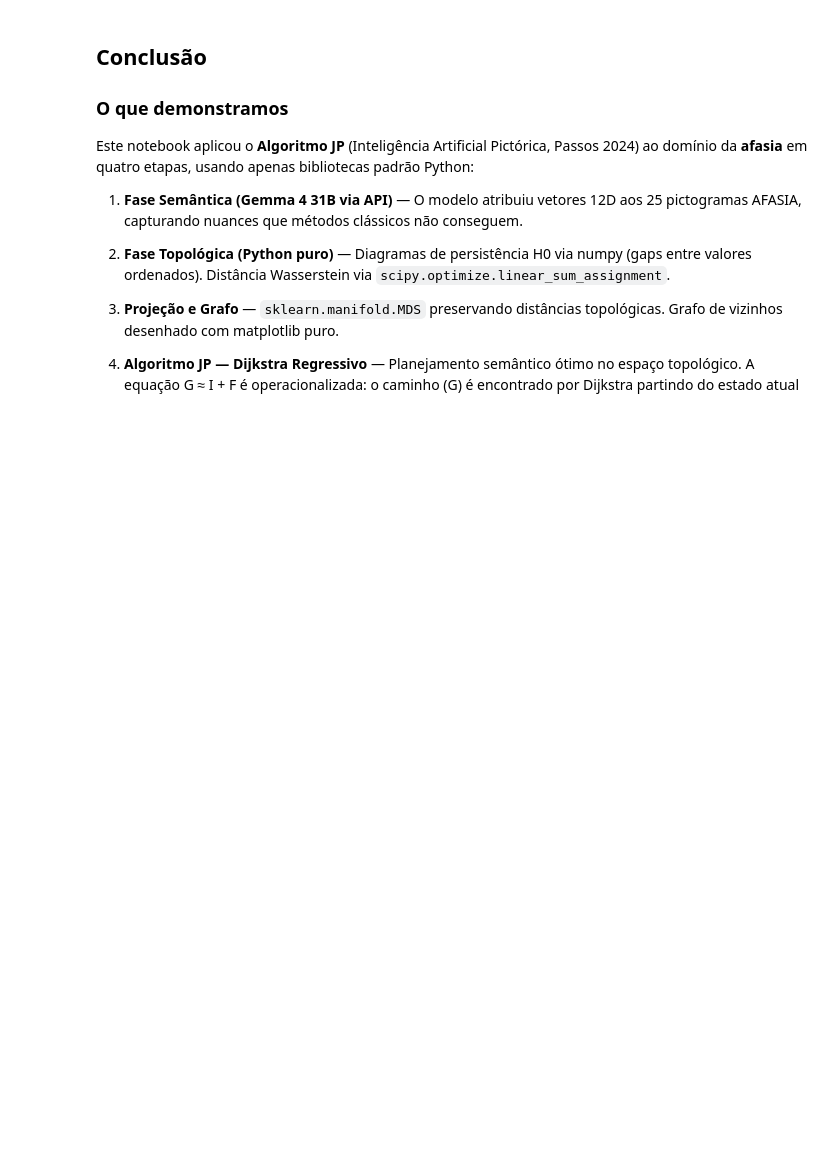
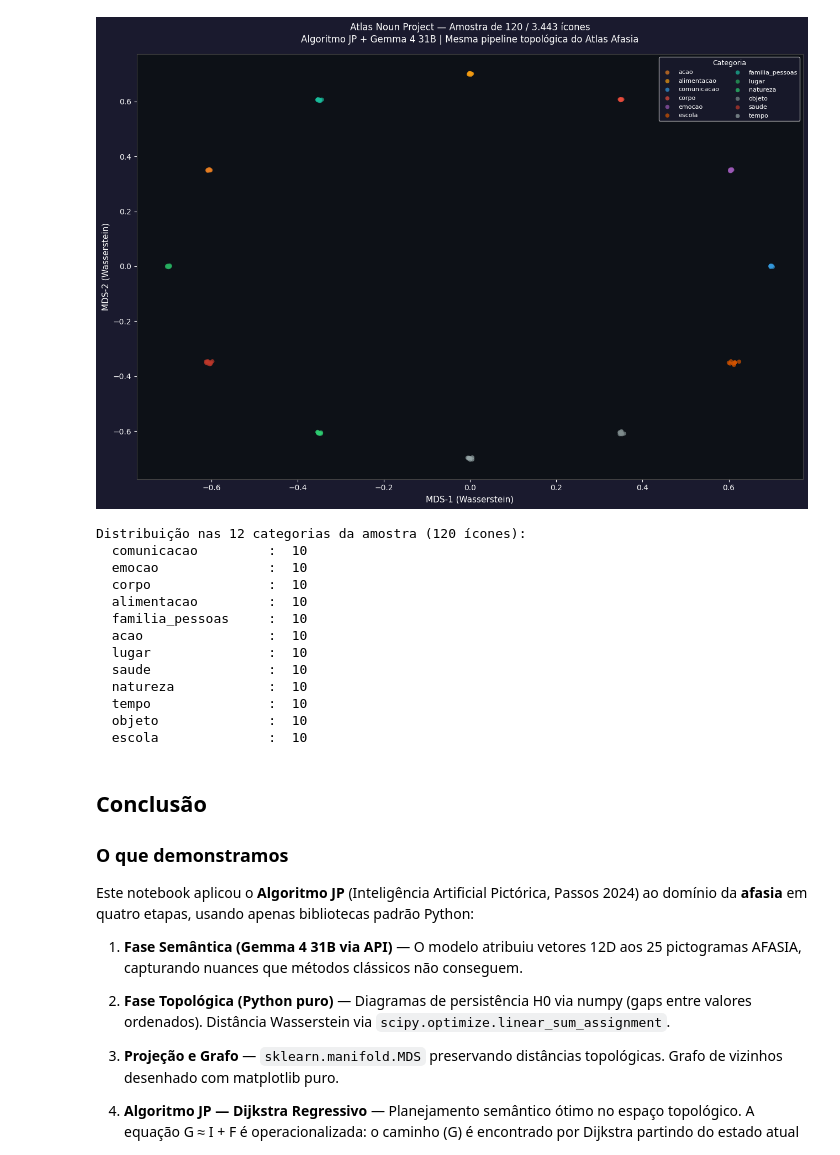
Before and after one commit to joaopedropassostocantins/AFASIA, a Jupyter notebook: afasia_iap_notebook.ipynb, the cells around one changed output. Drawn from its saved outputs; the diff is of its cells as text; code cells hidden in the pictures; blank space fills up the shorter version.

```diff
--- a/afasia_iap_notebook.ipynb
+++ b/afasia_iap_notebook.ipynb
@@ -1074,35 +1279,50 @@ fig, ax = _plt.subplots(figsize=(13, 9))
 fig.patch.set_facecolor('#1a1a2e')
 ax.set_facecolor('#0d1117')
 
 for cat in unique_cats:
     mask = [i for i, c in enumerate(cats) if c == cat]
     color = CAT_COLORS_NOUN.get(cat, '#888888')
     ax.scatter(xs[mask], ys[mask], c=color, s=30, alpha=0.7, label=cat,
                edgecolors='none', zorder=3)
 
 ax.set_xlabel('MDS-1 (Wasserstein)', color='white', fontsize=11)
 ax.set_ylabel('MDS-2 (Wasserstein)', color='white', fontsize=11)
 ax.set_title(
-    f'Atlas Noun Project — Amostra de {len(NOUN_SAMPLE)} / 3.443 ícones\\n'
+    f'Atlas Noun Project — Amostra de {len(NOUN_SAMPLE)} / 3.443 ícones\n'
     'Algoritmo JP + Gemma 4 31B | Mesma pipeline topológica do Atlas Afasia',
     color='white', fontsize=12, pad=15
 )
 ax.tick_params(colors='white')
 for spine in ax.spines.values():
     spine.set_edgecolor('#444')
 legend = ax.legend(facecolor='#1a1a2e', labelcolor='white', framealpha=0.8,
                    fontsize=8, title='Categoria', title_fontsize=9,
                    ncol=2, loc='upper right')
 legend.get_title().set_color('white')
 _plt.tight_layout()
 _plt.show()
 
 cat_count = {}
 for d in NOUN_SAMPLE:
     cat_count[d['categoria']] = cat_count.get(d['categoria'], 0) + 1
-print(f'\\nDistribuição nas {len(unique_cats)} categorias da amostra ({len(NOUN_SAMPLE)} ícones):')
+print(f'\nDistribuição nas {len(unique_cats)} categorias da amostra ({len(NOUN_SAMPLE)} ícones):')
 for cat, n in sorted(cat_count.items(), key=lambda x: -x[1]):
     print(f'  {cat:20s}: {n:3d}')
+# %% [output]
+[figure, added]
+Distribuição nas 12 categorias da amostra (120 ícones):
+  comunicacao         :  10
+  emocao              :  10
+  corpo               :  10
+  alimentacao         :  10
+  familia_pessoas     :  10
+  acao                :  10
+  lugar               :  10
+  saude               :  10
+  natureza            :  10
+  tempo               :  10
+  objeto              :  10
+  escola              :  10
 # %% [markdown]
 ## Conclusão
 
```
Also changed, not shown: parts of 28 cells of this notebook.
